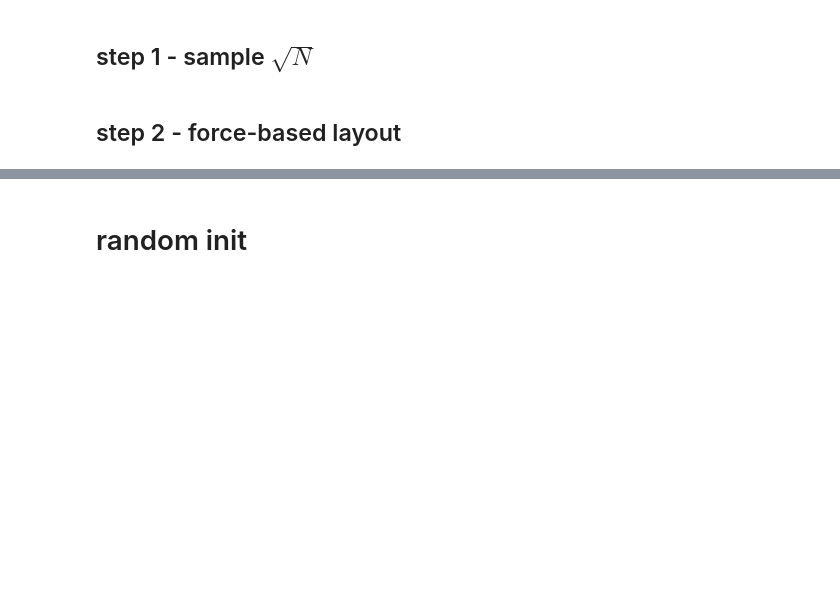
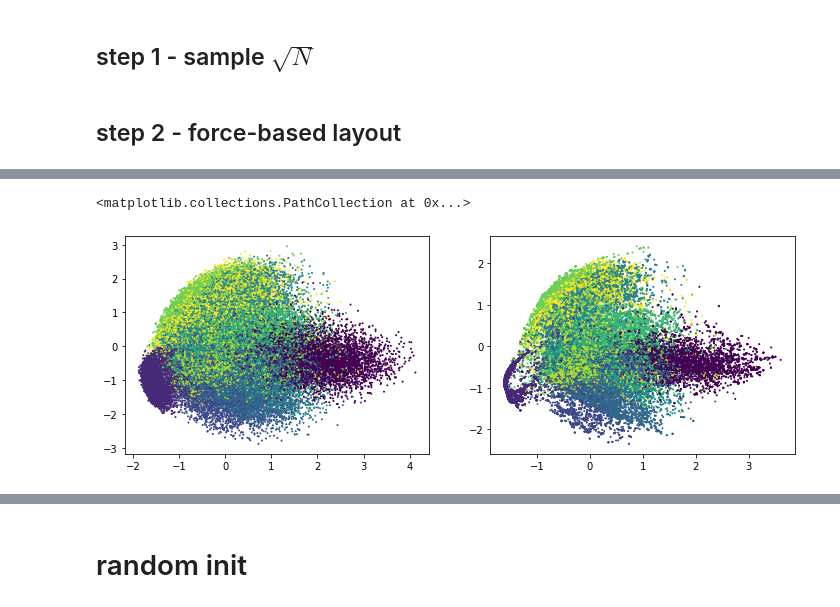
Before and after one commit to toinsson/raviz, a Jupyter notebook: pyforce.ipynb, the cells around one changed output, grey strips where cells are left out. Cells and saved outputs as stored; diff of their text form; code cells hidden in the pictures; blank space fills up the shorter version.

```diff
--- a/pyforce.ipynb
+++ b/pyforce.ipynb
@@ -245,0 +214,2 @@ ax[1].set_ylim([0, np.max(fe_pca.error)])
+# %%
+K = 3
@@ -245,0 +241,8 @@ ax[1].set_ylim([0, np.max(fe_pca.error)])
+# %%
+pca = PCA(n_components=2).fit_transform(X_train)
+from sklearn import preprocessing
+pca = preprocessing.scale(pca)
+# %%
+fek = pyforce.ForceEmbeddingKEdge(pca.copy(), ann)
+# %%
+fek.set_n_d_K(pdist_k3[0], pdist_k3[1], K)
@@ -245,0 +251,8 @@ ax[1].set_ylim([0, np.max(fe_pca.error)])
+# %%
+fig, ax = plt.subplots(1, 2, figsize=(12,4))
+
+ax[0].scatter(pca[:,0], pca[:,1], c=y_train, s=1)
+ax[1].scatter(fek[:,0], fek[:,1], c=y_train, s=1)
+# %% [output]
+<matplotlib.collections.PathCollection at 0x...>
+[figure, added]
```
Also changed, not shown: parts of 108 cells of this notebook, 5 other files.
